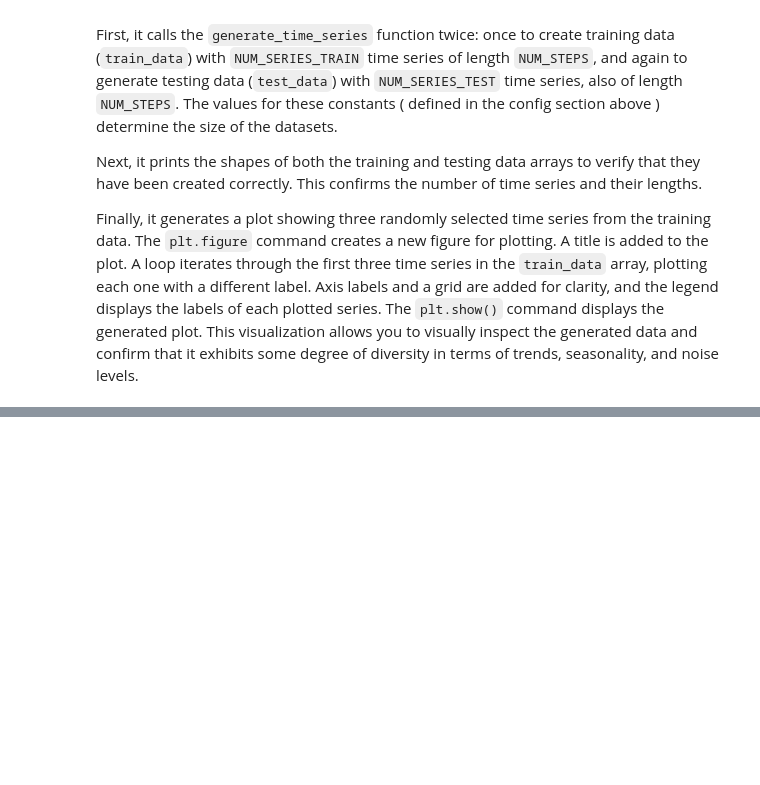
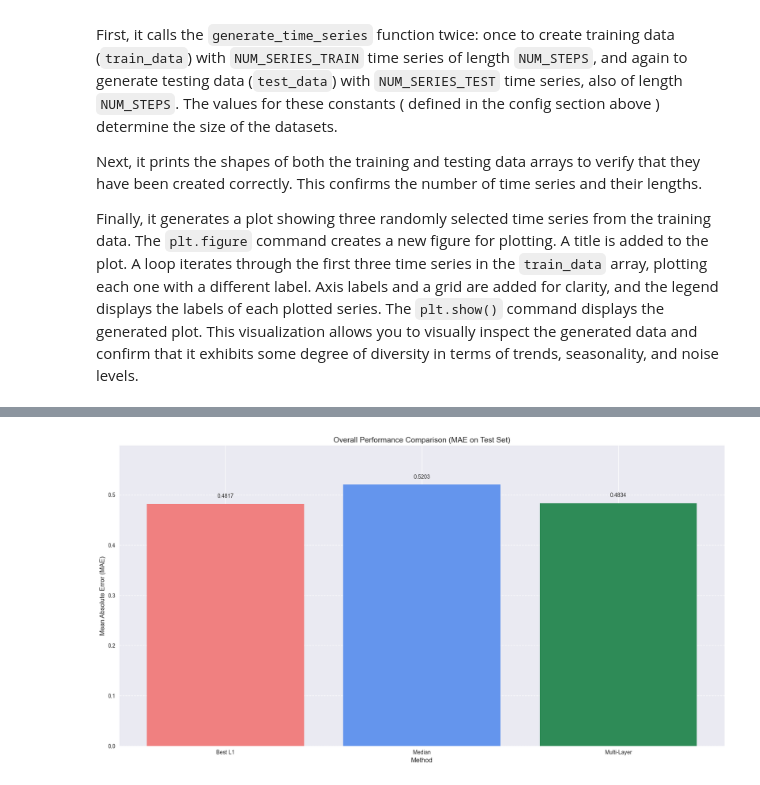
Before and after one commit to tng-konrad/time-series-lab, a Jupyter notebook: mls-ensembles.ipynb, the cells around one changed output, grey strips where cells are left out. Drawn from its saved outputs; the diff is of its cells as text; code cells hidden in the pictures; blank space fills up the shorter version.

```diff
--- a/mls-ensembles.ipynb
+++ b/mls-ensembles.ipynb
@@ -743,0 +925,22 @@ Finally, it generates a plot showing three randomly selected time series from th
+# %%
+# Plot 3: Overall Performance Comparison
+results_mae = {
+    f"Best L1": np.mean(np.abs(all_predictions["Best L1"] - all_predictions["Ground Truth"])),
+    "Median": np.mean(np.abs(all_predictions["Median"] - all_predictions["Ground Truth"])),
+    "Multi-Layer": np.mean(np.abs(all_predictions["Multi-Layer"] - all_predictions["Ground Truth"]))
+}
+plt.figure(figsize=(CFG.img_dim1, CFG.img_dim2))
+plt.title("Overall Performance Comparison (MAE on Test Set)", fontsize=14)
+methods = list(results_mae.keys())
+mae_values = list(results_mae.values())
+bars = plt.bar(methods, mae_values, color=['lightcoral', 'cornflowerblue', 'seagreen'])
+plt.ylabel("Mean Absolute Error (MAE)", fontsize=12)
+plt.xlabel("Method", fontsize=12)
+for bar in bars:
+    yval = bar.get_height()
+    plt.text(bar.get_x() + bar.get_width()/2.0, yval + 0.01, f'{yval:.4f}', ha='center', va='bottom')
+plt.ylim(0, max(mae_values) * 1.15)
+plt.grid(axis='y', linestyle='--')
+plt.show()
+# %% [output]
+[figure, added]
```
Also changed, not shown: parts of 20 cells of this notebook, 1 other file.
